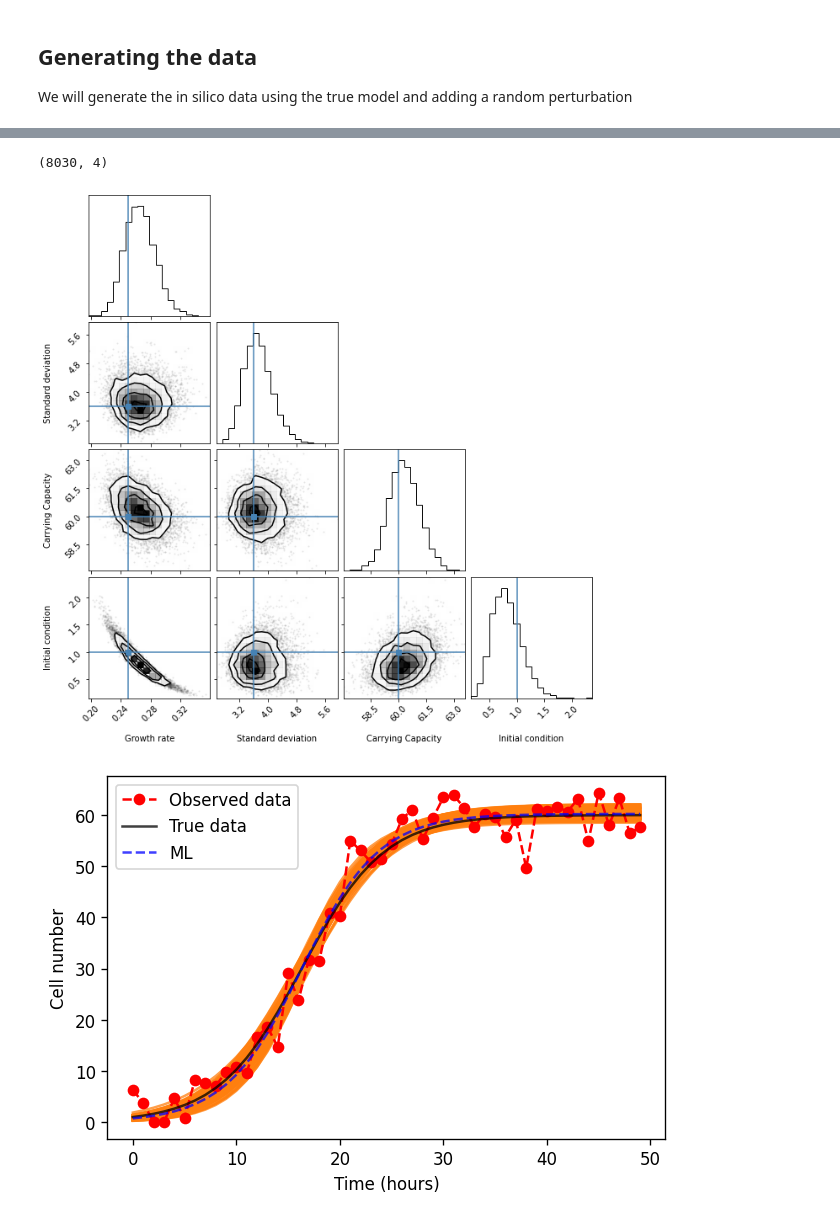
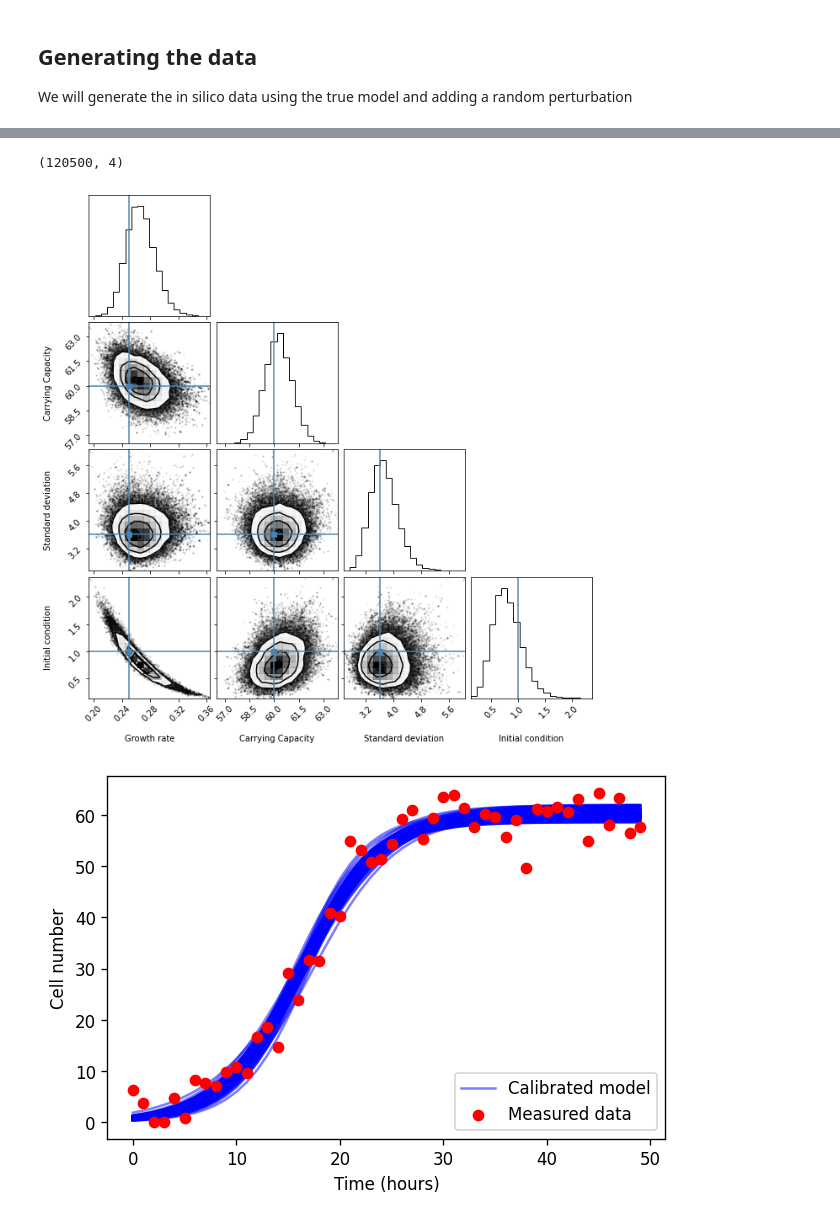
Before and after one commit to Ernesto-Lima/VeraoLNCC2021, a Jupyter notebook: day03_calibration.ipynb, the cells around one changed output, grey strips where cells are left out. Drawn from its saved outputs; the diff is of its cells as text; code cells hidden in the pictures.

```diff
--- a/day03_calibration.ipynb
+++ b/day03_calibration.ipynb
@@ -135,7 +174,7 @@ Initial condition % error = 25.810
 # %%
 def log_prior(theta):
-    cal_growth, cal_std, cal_carry, cal_ic = theta
-    if 0.0 < cal_growth < 1.0 and 0.1 < cal_std < 50.0 and 10.0 < cal_carry < 120.0 and 0.1 < cal_ic < 20.0:
+    cal_growth, cal_carry, cal_std, cal_ic = theta
+    if 0.0 < cal_growth < 1.0 and 10.0 < cal_carry < 120.0 and 0.1 < cal_std < 50.0 and 0.1 < cal_ic < 20.0:
         return 0.0
     return -np.inf
 # %%
@@ -145,7 +184,7 @@ def log_probability(theta, times, y):
         return -np.inf
     return lp + log_likelihood_ic(theta, times, y)
 # %%
-mean_g = np.array([0.4, 0.3, 50.0, 10.0])
+mean_g = np.array([0.4, 50.0, 0.3, 10.0])
 pos = mean_g + 1e-2 * np.random.randn(10,4)
 # %%
 nwalkers, ndim = pos.shape
@@ -154,7 +193,7 @@ sampler.run_mcmc(pos, 12500, progress=True);
 # %%
 fig, axes = plt.subplots(4, figsize=(10, 7), sharex=True)
 samples = sampler.get_chain()
-labels = ["Growth rate", "Standard deviation", "Carrying Capacity", "Initial condition"]
+labels = ["Growth rate", "Carrying Capacity", "Standard deviation", "Initial condition"]
 for i in range(ndim):
     ax = axes[i]
     ax.plot(samples[:, :, i], "k", alpha=0.3)
@@ -173,28 +212,28 @@ print(tau)
 # %%
-flat_samples = sampler.get_chain(discard=450, thin=15, flat=True)
+flat_samples = sampler.get_chain(discard=450, flat=True)
 print(flat_samples.shape)
 # %% [output]
-(8030, 4)
+(120500, 4)
 # %%
-fig = corner.corner(flat_samples, labels=labels, truths=[true_growth, true_std, true_carry, true_ic]);
+fig = corner.corner(flat_samples, labels=labels, truths=[true_growth, true_carry, true_std, true_ic]);
 # %% [output]
-[figure, old version]
+[figure, new version]
 # %%
 fig, ax = plt.subplots(dpi=120)
 inds = np.random.randint(len(flat_samples), size=100)
 for ind in inds:
     sample = flat_samples[ind]
-    y_sp = odeint(control_tumor, t=times, y0=sample[3], args=tuple([[sample[0],sample[2]]]))
-    plt.plot(times, y_sp, 'C1', alpha=0.75)
-plt.plot(times, yobs, label='Observed data', linestyle='dashed', marker='o', color='red')
-plt.plot(times, y, label='True data', color='k', alpha=0.75)
-plt.plot(times, y_ml, label='ML', linestyle='dashed', color='blue', alpha=0.75)
-plt.legend()
+    y_sp = odeint(control_tumor, t=times, y0=sample[3], args=tuple([[sample[0],sample[1]]]))
+    plt.plot(times, y_sp, 'blue', alpha=0.5)
+plt.plot(times, y_sp, label='Calibrated model', color='blue', alpha=0.5)
+plt.scatter(times, yobs, zorder=100, label='Measured data', color='red')
+plt.legend(loc='lower right')
 plt.xlabel('Time (hours)')
 plt.ylabel('Cell number');
+#plt.savefig("bc_fit.pdf")
 plt.show()
 # %% [output]
-[figure, old version]
+[figure, new version]
 # %%
 for i in range(ndim):
     mcmc = np.percentile(flat_samples[:, i], [16, 50, 84])
```
Also changed, not shown: parts of 17 cells of this notebook, 1 other file.
